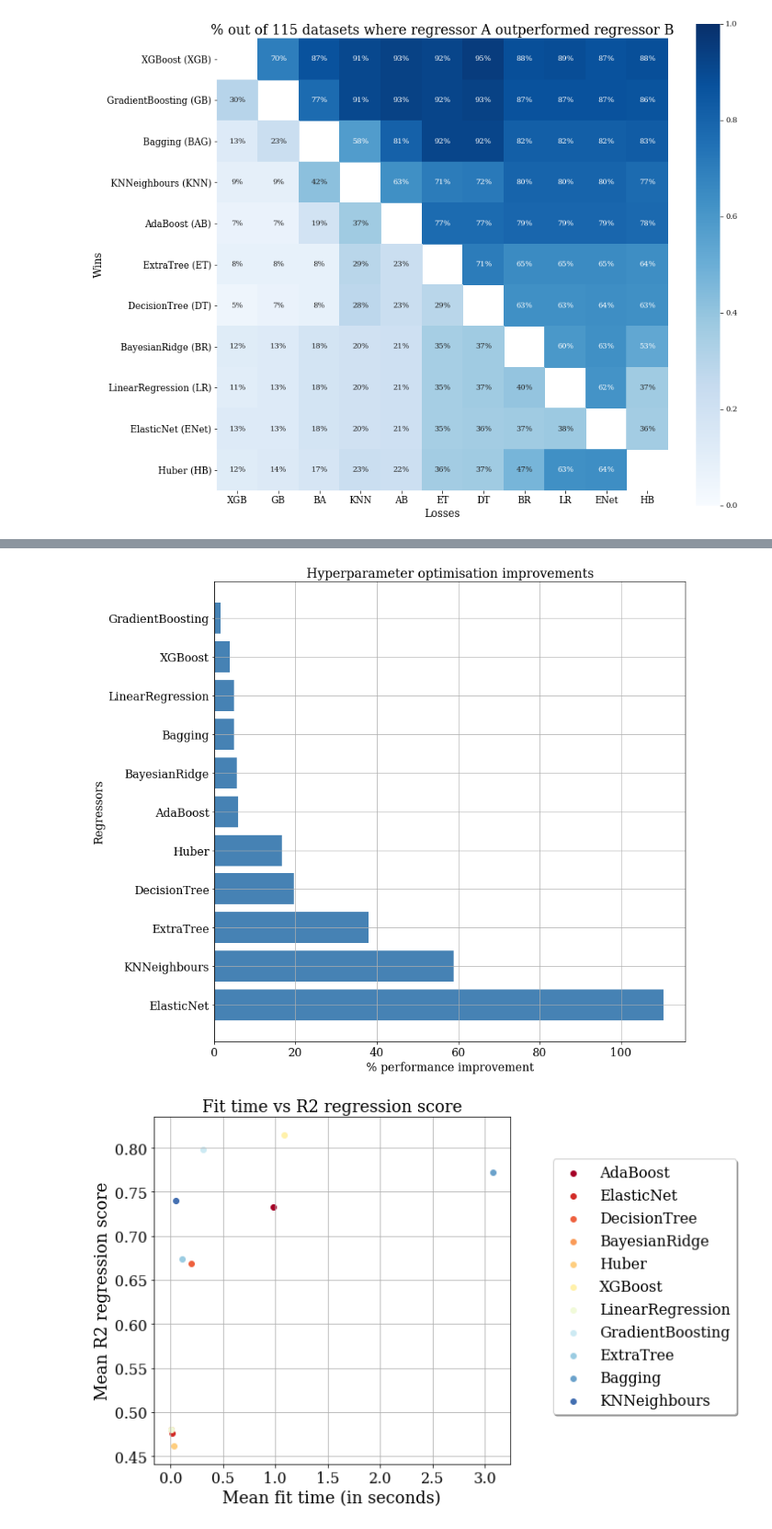
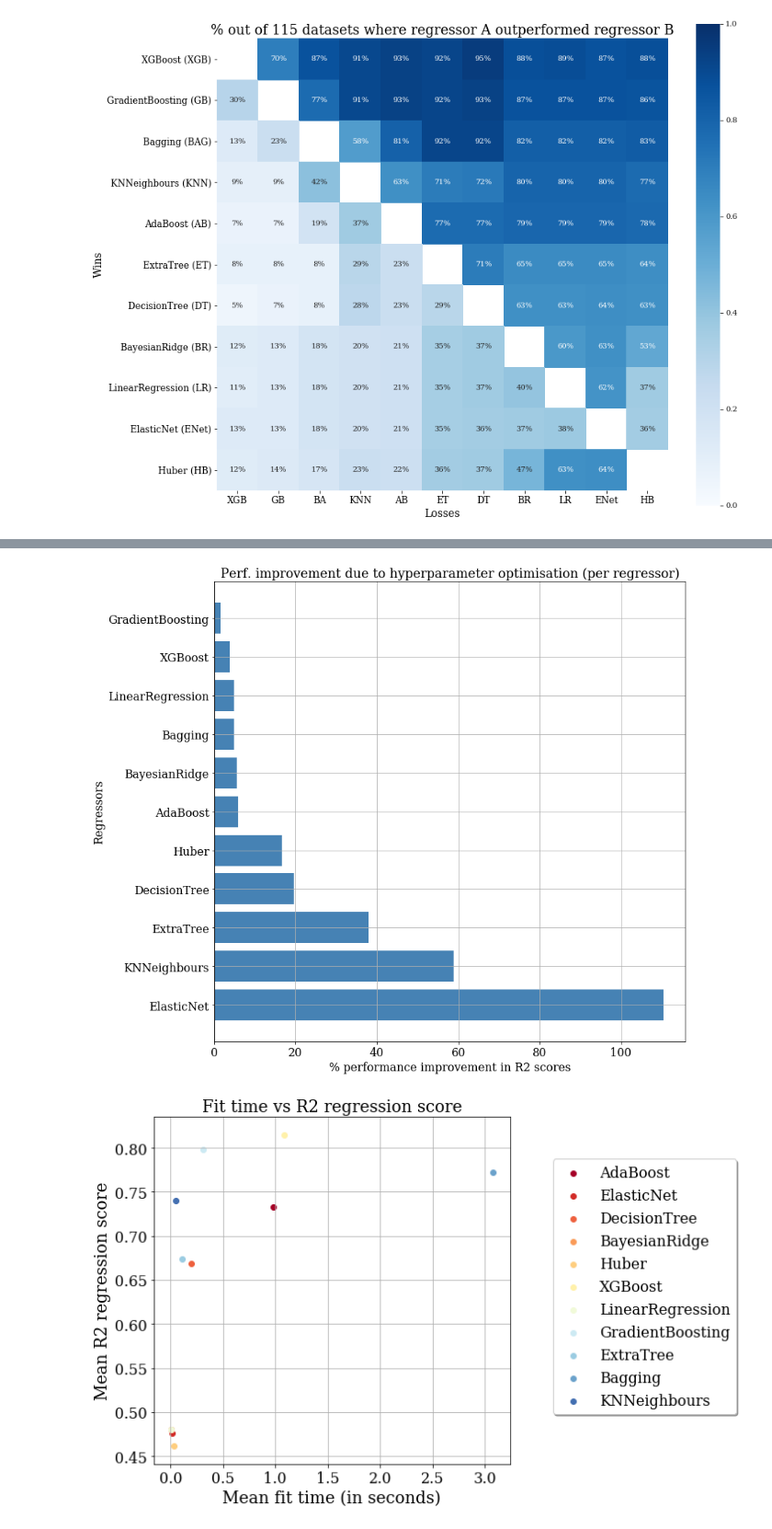
Before and after one commit to anuprulez/pmlb_regression, a Jupyter notebook: Regression_plots_paper_0.20.ipynb, the cells around one changed output, grey strips where cells are left out. Shown at 92% size. Saved outputs shown, nothing was run; the diff lists cells and outputs as text; code cells hidden in the pictures.

```diff
--- a/Regression_plots_paper_0.20.ipynb
+++ b/Regression_plots_paper_0.20.ipynb
@@ -255,33 +232,33 @@ plt.show()
 # %%
 # plot hyperparameter tuninig improvement per regressor
 hyper_improvement = dict()
 
 for clf in clf_names_no_tuning:
     mean_no_tuning = np.mean(r2_dict_no_tuning[clf])
     mean_tuning = np.mean(r2_dict_tuning[clf])
     diff = (mean_tuning - mean_no_tuning) / float(mean_no_tuning) * 100
     hyper_improvement[clf] = np.round(diff, 2)
 
 hyper_improvement = sorted(hyper_improvement.items(), key=lambda kv: kv[1], reverse=True)
 
 y_labels = list()
 improvement = list()
 for k,v in hyper_improvement:
     y_labels.append(k)
     improvement.append(v)
 
 plt.figure(figsize=(12, 12))
 plt.yticks(range(len(y_labels)), y_labels, size=16)
 y_pos = np.arange(len(y_labels))
 plt.barh(y_pos, improvement, color='steelblue')
-plt.xlabel('% performance improvement', size=16)
+plt.xlabel('% performance improvement in R2 scores', size=16)
 plt.ylabel('Regressors', size=16)
-plt.title('Hyperparameter optimisation improvements', size=18)
+plt.title('Perf. improvement due to hyperparameter optimisation (per regressor)', size=18)
 plt.xticks(size=16)
 plt.yticks(size=16)
 plt.grid(True)
 plt.show()
 # %% [output]
-[figure, old version]
+[figure, new version]
 # %%
 NUM_COLORS = len(clf_names)
```
Also changed, not shown: parts of 7 cells of this notebook.
